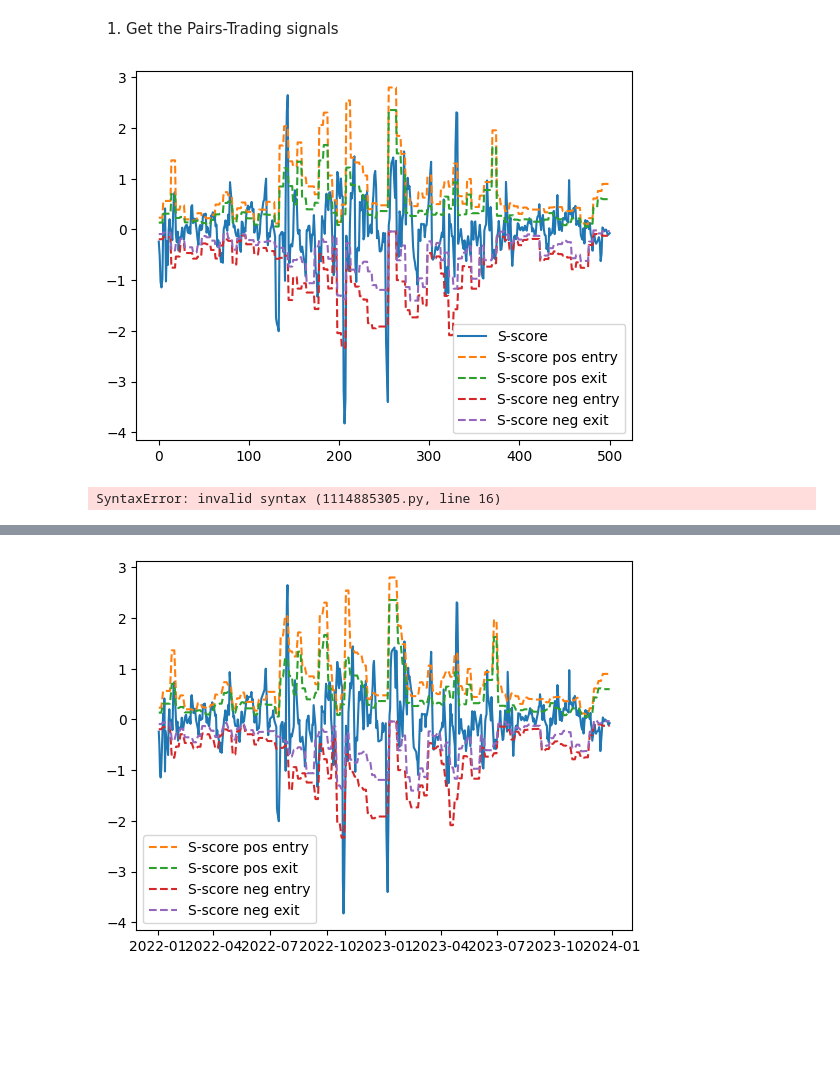
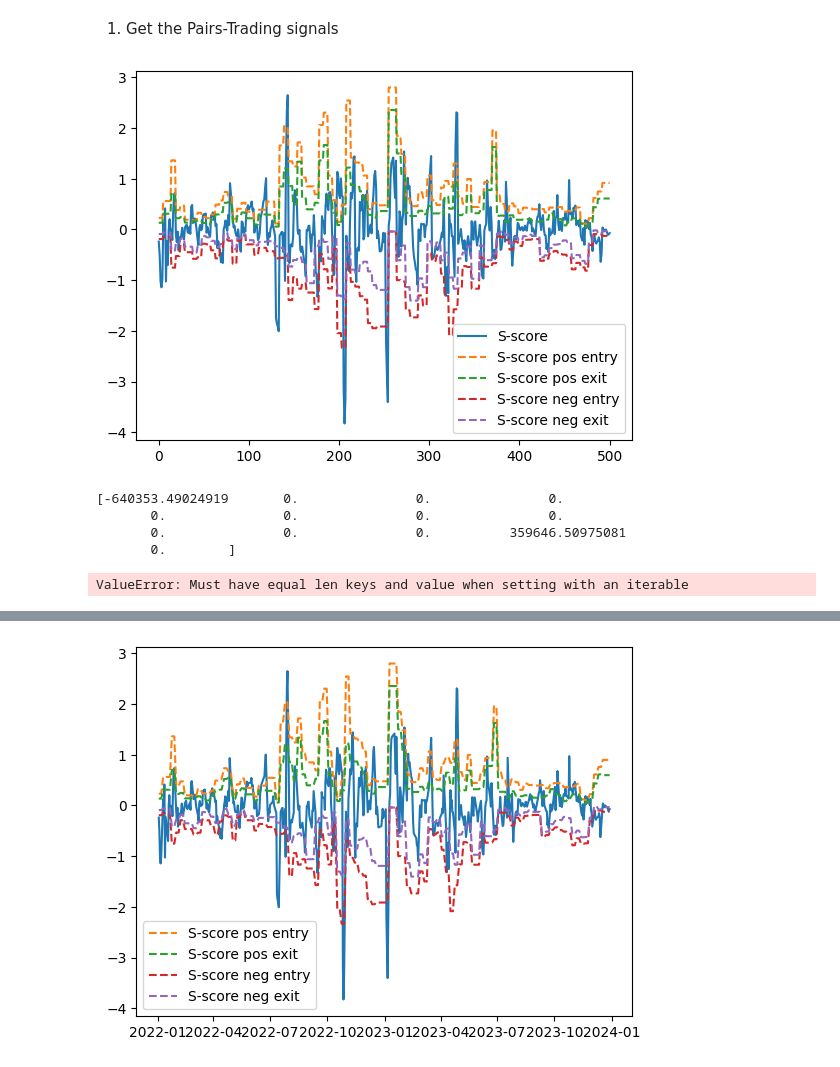
Before and after one commit to houyuting2000/Statistical_Arbitrage_Algo, a Jupyter notebook: main.ipynb, the cells around one changed output, grey strips where cells are left out. Saved outputs shown, nothing was run; the diff lists cells and outputs as text; code cells hidden in the pictures; blank space fills up the shorter version.

```diff
--- a/main.ipynb
+++ b/main.ipynb
@@ -294,6 +294,13 @@ def get_signal(S_score, position, S_pos_entry, S_pos_exit, S_neg_entry, S_neg_ex
 
 
     return signal, new_position
+# %%
+def weight_process(weights):
+    summation = np.sum([abs(x) for x in weights]) + 1
+    weights = [x / summation for x in weights]
+    result = np.array(weights) * (-1)
+    result = np.insert(result, 0, 1/summation)
+    return result
 # %%
 s_score_pos_entry_dict = {}
 s_score_pos_exit_dict = {}
@@ -389,7 +396,7 @@ for t in df.index:
             week_data_ticker['sigma'] = sigma
             week_data_ticker['theta'] = theta
             week_data_ticker['intercept'] = lasso_model.intercept_
-            week_data_ticker['weights'] = original_scale_coef[:-1]
+            week_data_ticker['weights'] = weight_process(original_scale_coef[:-1])
             week_data_ticker['coefficients'] = lasso_model.coef_
             week_data_ticker['X_scaler'] = X_scaler
             week_data_ticker['lasso_model'] = lasso_model
@@ -411,34 +418,34 @@ for t in df.index:
 
         X_cols = list(df_ETF_today.columns) + ['dt']
         df_ticker_today[X_cols] = week_data[ticker]['X_scaler'].transform(df_ticker_today[X_cols])
 
         dX = (df_ticker_today['Y'] - week_data[ticker]['lasso_model'].predict(df_ticker_today[X_cols])).values[0]
         X_OU = week_data[ticker]['X'] + dX
         week_data[ticker]['X'] = X_OU
         S_score = (X_OU - week_data[ticker]['mu']) / week_data[ticker]['sigma']
         s_score_dict[ticker].append(S_score)
         signal, new_position = get_signal(S_score, positions_dict[ticker][-1], week_data[ticker]['S_pos_entry'], week_data[ticker]['S_pos_exit'], week_data[ticker]['S_neg_entry'], week_data[ticker]['S_neg_exit'])
 
         s_score_pos_entry_dict[ticker].append(week_data[ticker]['S_pos_entry'])
         s_score_pos_exit_dict[ticker].append(week_data[ticker]['S_pos_exit'])
         s_score_neg_entry_dict[ticker].append(week_data[ticker]['S_neg_entry'])
         s_score_neg_exit_dict[ticker].append(week_data[ticker]['S_neg_exit'])
 
         positions_dict[ticker].append(new_position)
         signals_dict[ticker].append(signal)
         weights_dict[ticker].append(week_data[ticker]['weights'])
         index_time.append(t)
 
 
 plt.plot(s_score_dict['MSFT'], label='S-score')
 plt.plot(s_score_pos_entry_dict['MSFT'], label='S-score pos entry', ls='--')
 plt.plot(s_score_pos_exit_dict['MSFT'], label='S-score pos exit', ls='--')
 plt.plot(s_score_neg_entry_dict['MSFT'], label='S-score neg entry', ls='--')
 plt.plot(s_score_neg_exit_dict['MSFT'], label='S-score neg exit', ls='--')
 plt.legend()
 plt.show()
 # %% [output]
-[figure, old version]
+[figure, new version]
 # %%
 PnL_dict = {}
 signals_df_dict = {}
@@ -447,15 +454,12 @@ for ticker in selected_tickers:
     signals_df_dict[ticker] = pd.DataFrame({'signal': signals_dict[ticker], 'position': positions_dict[ticker][1:], 's_score': s_score_dict[ticker], 'weights': weights_dict[ticker], 'S_pos_entry': s_score_pos_entry_dict[ticker], 'S_pos_exit': s_score_pos_exit_dict[ticker], 'S_neg_entry': s_score_neg_entry_dict[ticker], 'S_neg_exit': s_score_neg_exit_dict[ticker]}, index=index_time)
     signals_df_dict[ticker]['Allocation_beforeclose'] = 0
 
-
-
 for i in range(len(df_trade)):
     t = df_trade.index[i]
     if i == 0:
         for ticker in selected_tickers:
-            allocation_ETFs = -list(signals_df_dict[ticker].loc[t, 'weights'])
-            print(allocation_ETFs)
-            Allocation = PnL_dict[ticker][-1] * ([1] + )
+            allocation_ETFs = -1 * (signals_df_dict[ticker].loc[t, 'weights'])
+            Allocation = PnL_dict[ticker][-1] * allocation_ETFs
             print(Allocation)
             signals_df_dict[ticker].loc[t, 'Allocation_beforeclose'] = Allocation
         continue
@@ -479,7 +483,11 @@ for i in range(len(df_trade)):
 
 #signals_df_dict['MSFT']
 # %% [output]
-SyntaxError: invalid syntax (1114885305.py, line 16)
+[-640353.49024919       0.               0.               0.
+       0.               0.               0.               0.
+       0.               0.               0.          359646.50975081
+       0.        ]
+ValueError: Must have equal len keys and value when setting with an iterable
 # %%
 signals_df_dict['MSFT']
 # %% [output]
```
Also changed, not shown: parts of 2 cells of this notebook.
